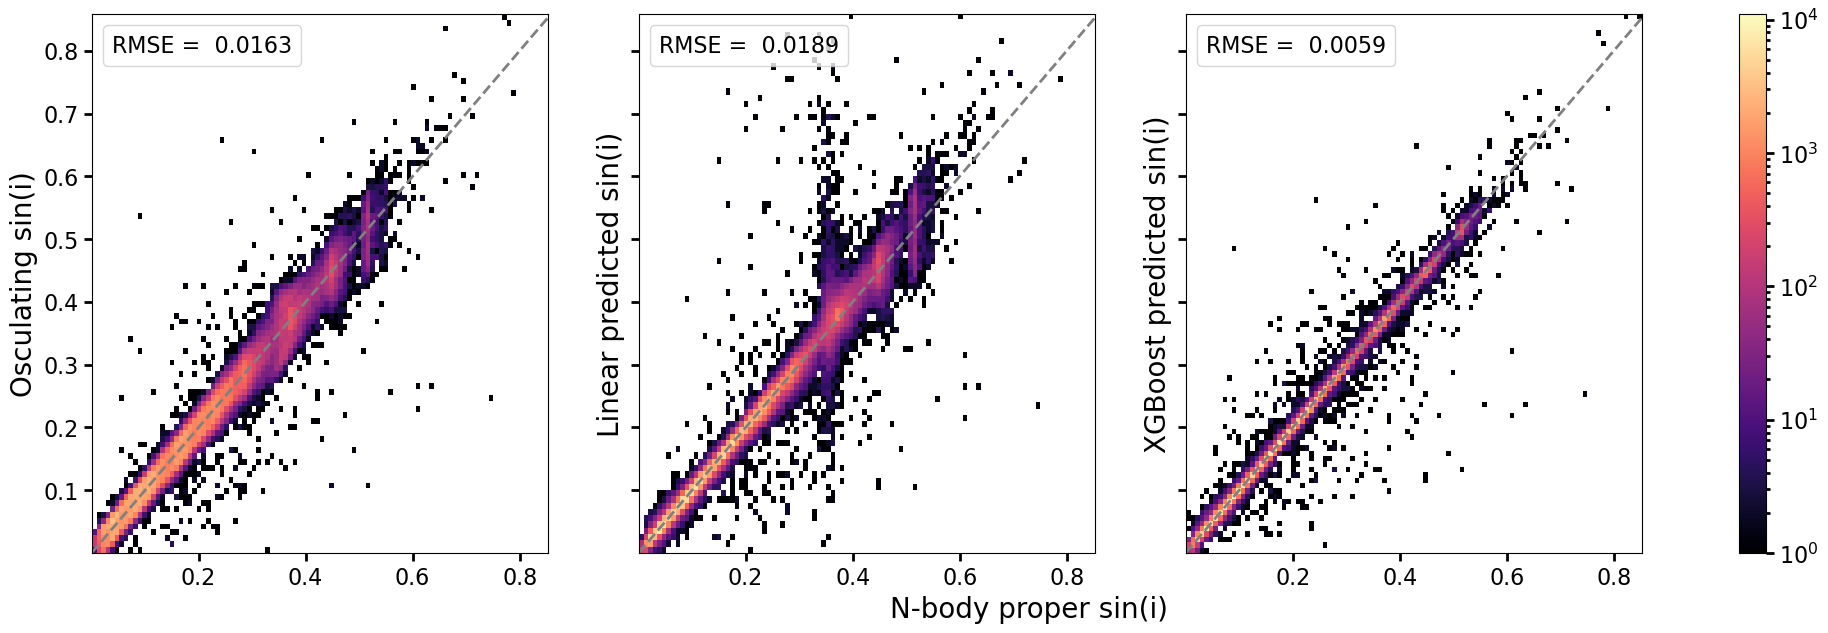
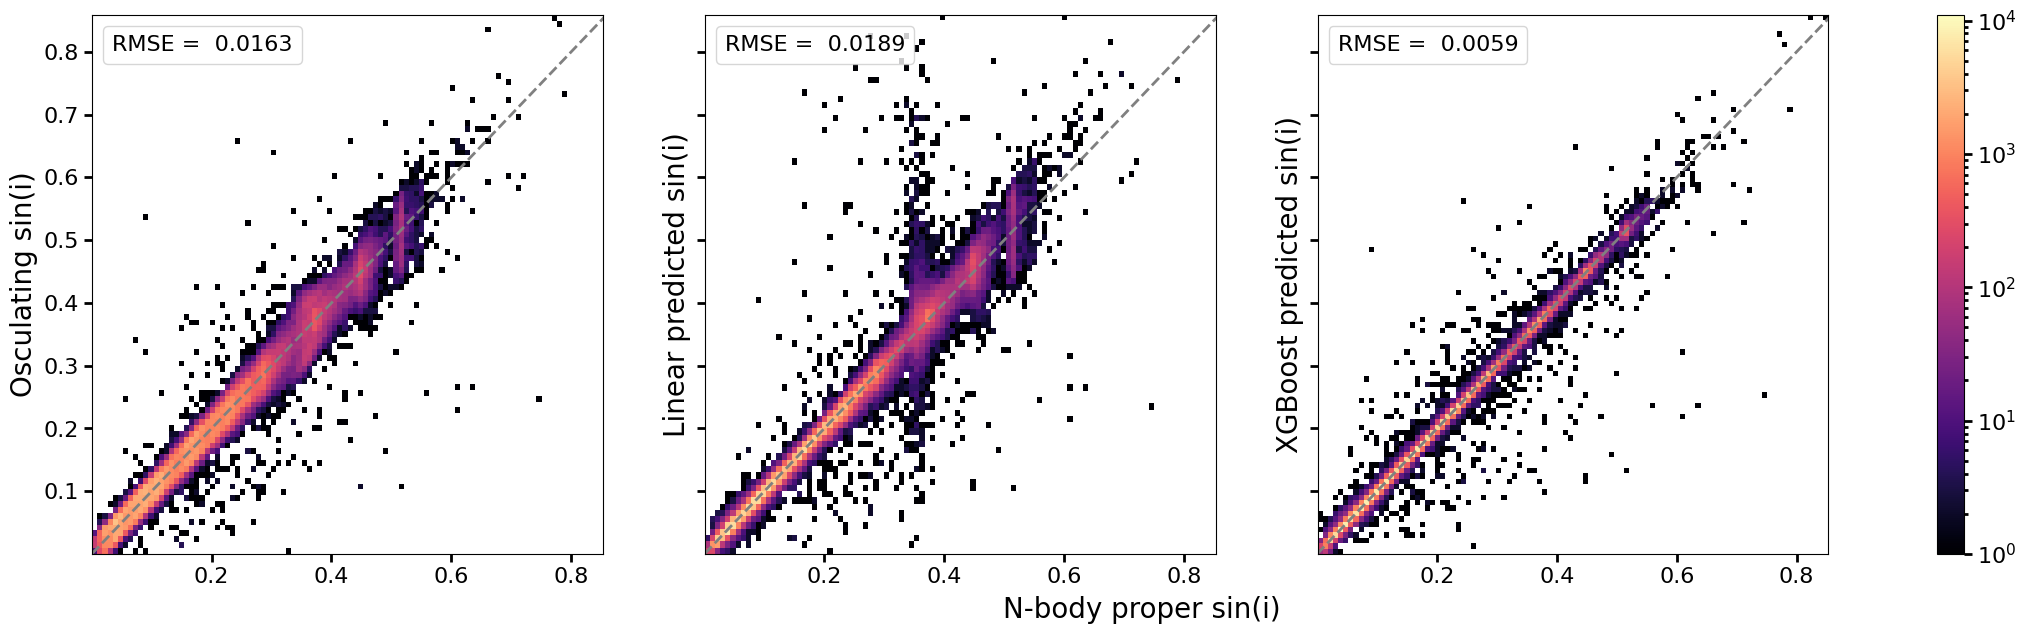
The notebook cell's code change between the first figure and the second:
--- before
+++ after
@@ -7,5 +7,5 @@
 })
 
-fig, axs = plt.subplots(1, 3, figsize=(25, 7), sharex=True, sharey=True)
+fig, axs = plt.subplots(1, 3, figsize=(28, 7), sharex=True, sharey=True)
 bins = 100
 cmap = mpl.cm.magma
@@ -49,4 +49,4 @@
 
 fig.supxlabel("N-body proper sin(i)", fontsize = 20)
-plt.savefig("./plots/comparisons_sini.pdf")
+plt.savefig("./plots/comparisons_sini.pdf", bbox_inches='tight')
 plt.show()

Commit: Remove whitespace around plots